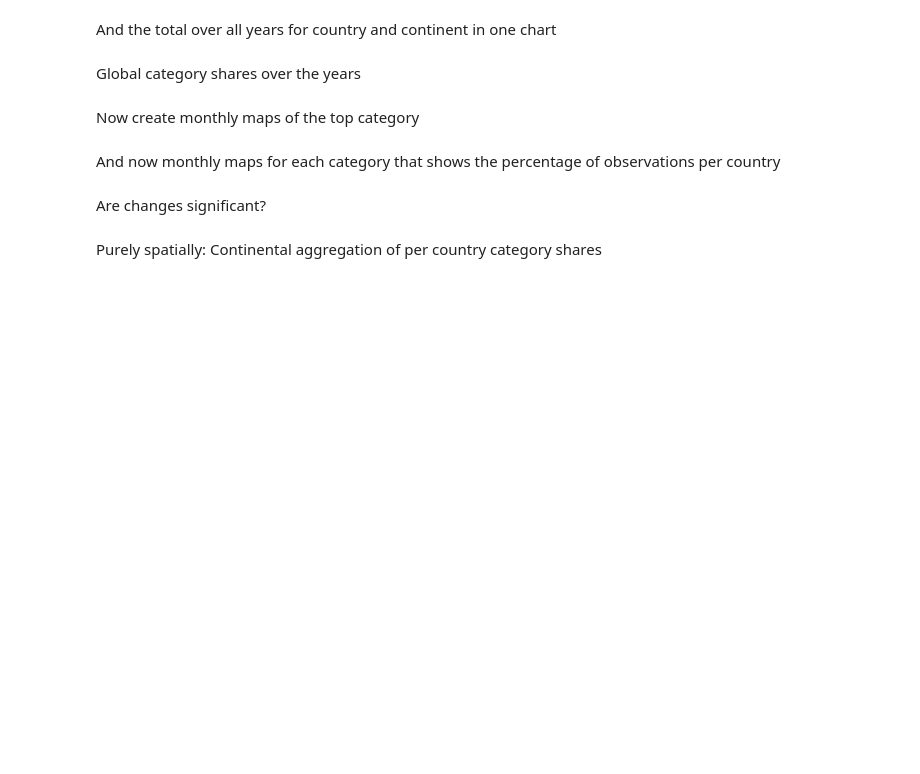
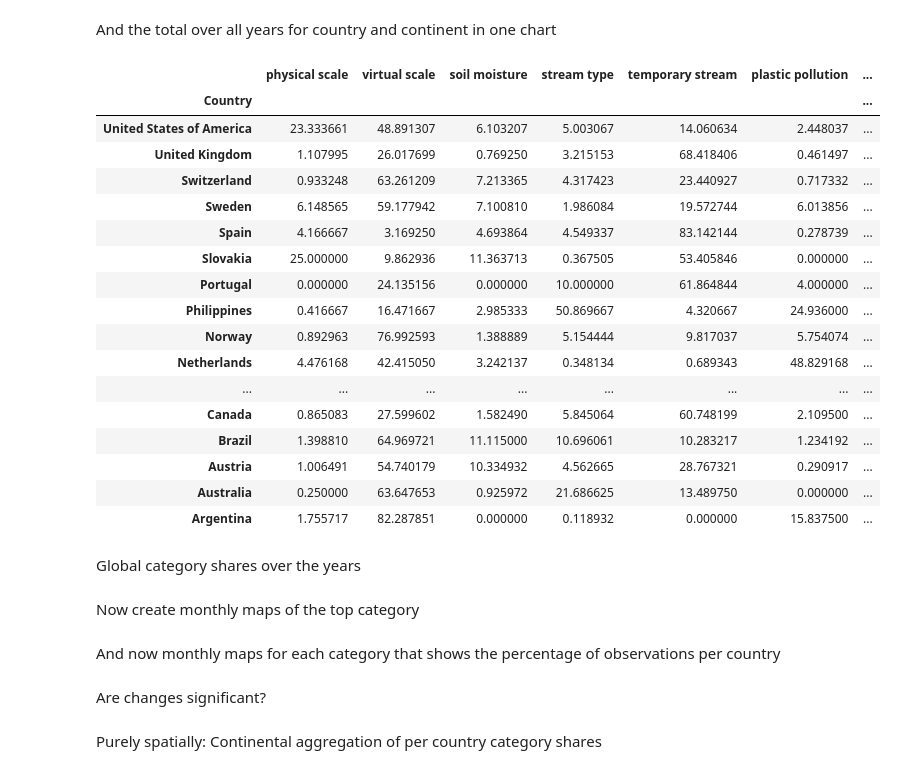
Before and after one commit to yannicknicolaswirz/Master_Thesis, a Jupyter notebook: Code/Part1_Categories.ipynb, the cells around one changed output. Saved outputs shown, nothing was run; the diff lists cells and outputs as text; code cells hidden in the pictures; blank space fills up the shorter version.

```diff
--- a/Code/Part1_Categories.ipynb
+++ b/Code/Part1_Categories.ipynb
@@ -316,6 +338,27 @@ axes[1].set_axisbelow(True)
 plt.tight_layout()
 plt.savefig("../Products/Hydro_Categories/barchart_category_combined.png", dpi=300, bbox_inches="tight")
 plt.close()
+# %%
+df_country_total
+# %% [output]
+|  | physical scale | virtual scale | soil moisture | stream type | temporary stream | plastic pollution | ... |
+| Country |  |  |  |  |  |  | ... |
+| United States of America | 23.333661 | 48.891307 | 6.103207 | 5.003067 | 14.060634 | 2.448037 | ... |
+| United Kingdom | 1.107995 | 26.017699 | 0.769250 | 3.215153 | 68.418406 | 0.461497 | ... |
+| Switzerland | 0.933248 | 63.261209 | 7.213365 | 4.317423 | 23.440927 | 0.717332 | ... |
+| Sweden | 6.148565 | 59.177942 | 7.100810 | 1.986084 | 19.572744 | 6.013856 | ... |
+| Spain | 4.166667 | 3.169250 | 4.693864 | 4.549337 | 83.142144 | 0.278739 | ... |
+| Slovakia | 25.000000 | 9.862936 | 11.363713 | 0.367505 | 53.405846 | 0.000000 | ... |
+| Portugal | 0.000000 | 24.135156 | 0.000000 | 10.000000 | 61.864844 | 4.000000 | ... |
+| Philippines | 0.416667 | 16.471667 | 2.985333 | 50.869667 | 4.320667 | 24.936000 | ... |
+| Norway | 0.892963 | 76.992593 | 1.388889 | 5.154444 | 9.817037 | 5.754074 | ... |
+| Netherlands | 4.476168 | 42.415050 | 3.242137 | 0.348134 | 0.689343 | 48.829168 | ... |
+| ... | ... | ... | ... | ... | ... | ... | ... |
+| Canada | 0.865083 | 27.599602 | 1.582490 | 5.845064 | 60.748199 | 2.109500 | ... |
+| Brazil | 1.398810 | 64.969721 | 11.115000 | 10.696061 | 10.283217 | 1.234192 | ... |
+| Austria | 1.006491 | 54.740179 | 10.334932 | 4.562665 | 28.767321 | 0.290917 | ... |
+| Australia | 0.250000 | 63.647653 | 0.925972 | 21.686625 | 13.489750 | 0.000000 | ... |
+| Argentina | 1.755717 | 82.287851 | 0.000000 | 0.118932 | 0.000000 | 15.837500 | ... |
 # %% [markdown]
 Global category shares over the years
 # %%
```
Also changed, not shown: parts of 2 cells of this notebook, 5 other files.
